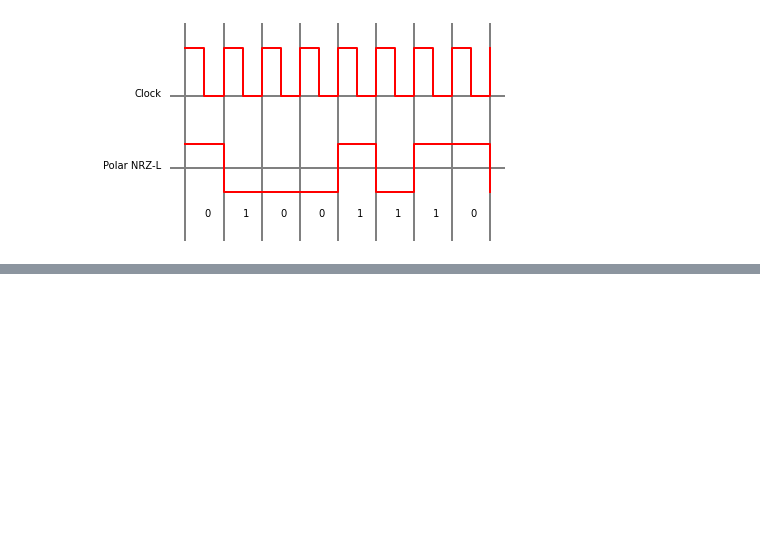
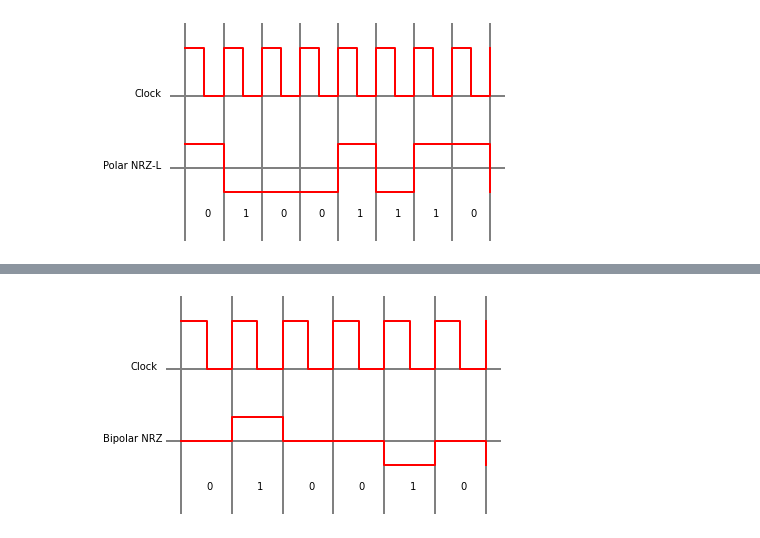
Before and after one commit to RapidCompiler/pydigital, a Jupyter notebook: linecoding.ipynb, the cells around one changed output, grey strips where cells are left out. Cells and saved outputs as stored; diff of their text form; code cells hidden in the pictures; blank space fills up the shorter version.

```diff
--- a/linecoding.ipynb
+++ b/linecoding.ipynb
@@ -213,0 +290,4 @@ polar_nrzi('01001110')
+# %%
+bipolar_nrz('010010')
+# %% [output]
+[figure, added]
```
Also changed, not shown: parts of 19 cells of this notebook.
